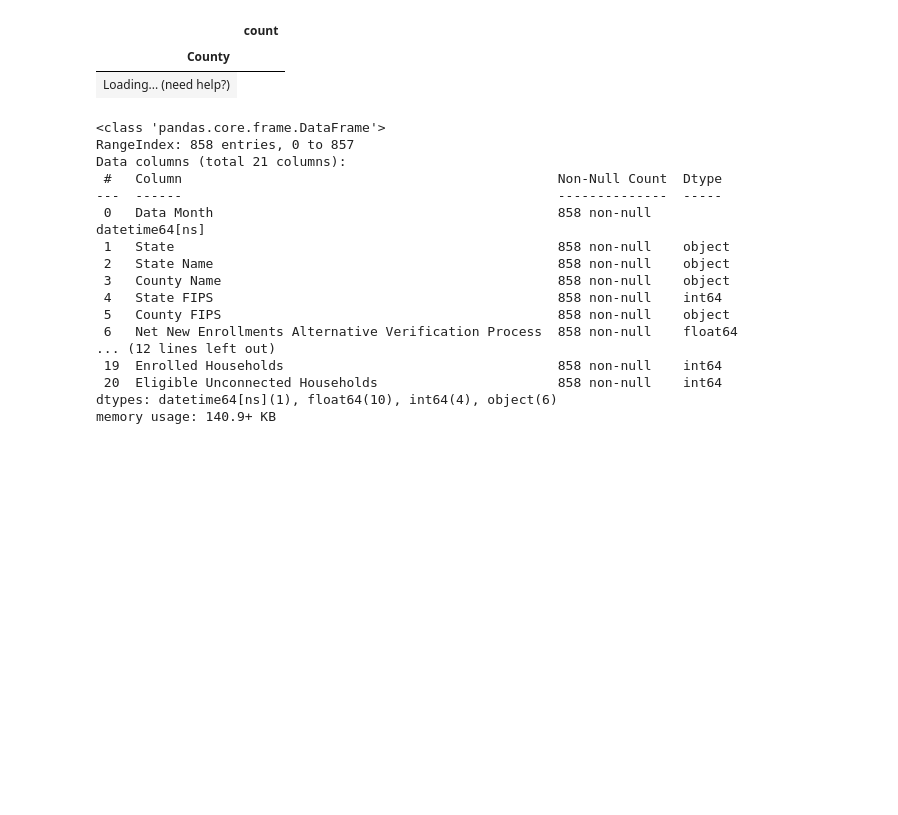
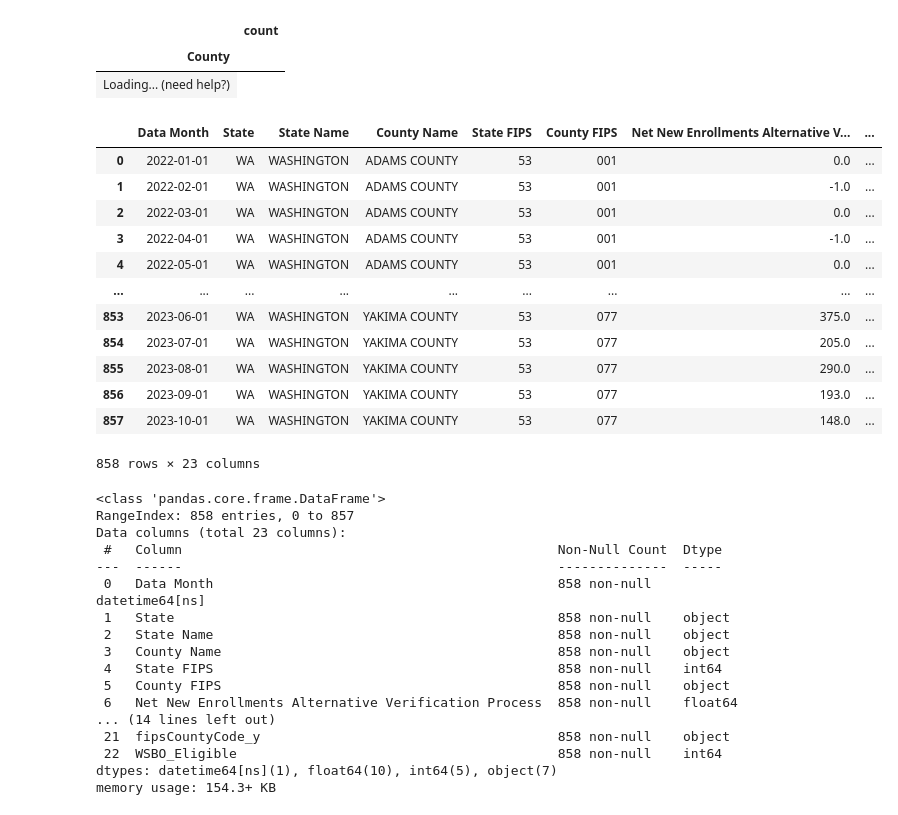
Before and after one commit to npappin-wsu/acp-analytics, a Jupyter notebook: prep.ipynb, the cells around one changed output. Saved outputs shown, nothing was run; the diff lists cells and outputs as text; code cells hidden in the pictures; blank space fills up the shorter version.

Commit message:
Added WSBO Estimates.

```diff
--- a/prep.ipynb
+++ b/prep.ipynb
@@ -141,6 +102,28 @@ itables.show(df['County'].value_counts())
 |  | count |
 | County |  |
 | Loading... (need help?) |
+# %%
+wsboAcp = pd.read_excel(os.path.join('data', 'WSBO_ACP Estimates.xlsx'), dtype={'fipsCountyCode': str})
+# %%
+wsboAcp = wsboAcp.drop(columns='County')
+# %%
+df = df.merge(wsboAcp, how='inner', left_on='County FIPS', right_on='fipsCountyCode')
+# %%
+df
+# %% [output]
+|  | Data Month | State | State Name | County Name | State FIPS | County FIPS | Net New Enrollments Alternative V... | ... |
+| 0 | 2022-01-01 | WA | WASHINGTON | ADAMS COUNTY | 53 | 001 | 0.0 | ... |
+| 1 | 2022-02-01 | WA | WASHINGTON | ADAMS COUNTY | 53 | 001 | -1.0 | ... |
+| 2 | 2022-03-01 | WA | WASHINGTON | ADAMS COUNTY | 53 | 001 | 0.0 | ... |
+| 3 | 2022-04-01 | WA | WASHINGTON | ADAMS COUNTY | 53 | 001 | -1.0 | ... |
+| 4 | 2022-05-01 | WA | WASHINGTON | ADAMS COUNTY | 53 | 001 | 0.0 | ... |
+| ... | ... | ... | ... | ... | ... | ... | ... | ... |
+| 853 | 2023-06-01 | WA | WASHINGTON | YAKIMA COUNTY | 53 | 077 | 375.0 | ... |
+| 854 | 2023-07-01 | WA | WASHINGTON | YAKIMA COUNTY | 53 | 077 | 205.0 | ... |
+| 855 | 2023-08-01 | WA | WASHINGTON | YAKIMA COUNTY | 53 | 077 | 290.0 | ... |
+| 856 | 2023-09-01 | WA | WASHINGTON | YAKIMA COUNTY | 53 | 077 | 193.0 | ... |
+| 857 | 2023-10-01 | WA | WASHINGTON | YAKIMA COUNTY | 53 | 077 | 148.0 | ... |
+858 rows × 23 columns
 # %%
 df.to_parquet(os.path.join('data', 'waAcp.parquet'))
 # %%
@@ -148,7 +131,7 @@ df.info()
 # %% [output]
 <class 'pandas.core.frame.DataFrame'>
 RangeIndex: 858 entries, 0 to 857
-Data columns (total 21 columns):
+Data columns (total 23 columns):
  #   Column                                                Non-Null Count  Dtype
 ---  ------                                                --------------  -----
  0   Data Month                                            858 non-null    datetime64[ns]
@@ -158,8 +141,8 @@ Data columns (total 21 columns):
  4   State FIPS                                            858 non-null    int64
  5   County FIPS                                           858 non-null    object
  6   Net New Enrollments Alternative Verification Process  858 non-null    float64
-... (12 lines left out)
- 19  Enrolled Households                                   858 non-null    int64
- 20  Eligible Unconnected Households                       858 non-null    int64
-dtypes: datetime64[ns](1), float64(10), int64(4), object(6)
-memory usage: 140.9+ KB
+... (14 lines left out)
+ 21  fipsCountyCode_y                                      858 non-null    object
+ 22  WSBO_Eligible                                         858 non-null    int64
+dtypes: datetime64[ns](1), float64(10), int64(5), object(7)
+memory usage: 154.3+ KB
```
Also changed, not shown: parts of 3 cells of this notebook, 5 other files.
